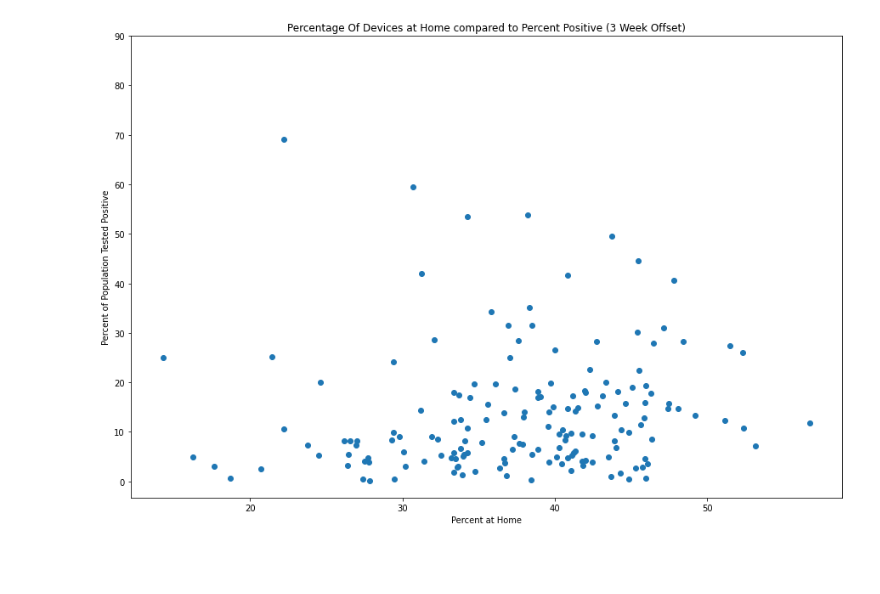
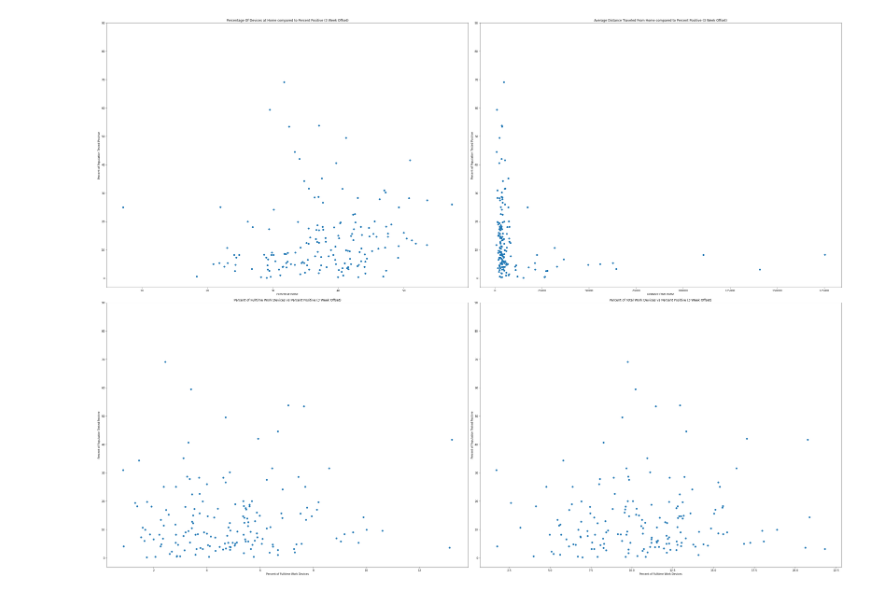
Before and after one commit to ro4438/covid-19, a Jupyter notebook: newyorkcity-cellphones.ipynb, the cells around one changed output. Drawn from its saved outputs; the diff is of its cells as text; code cells hidden in the pictures; blank space fills up the shorter version.

Commit message:
Update newyorkcity-cellphones.ipynb
Added geographical plots and removed aggregation for zip codes

```diff
--- a/newyorkcity-cellphones.ipynb
+++ b/newyorkcity-cellphones.ipynb
@@ -581,0 +279,9 @@ plt.show()
+# %%
+#Fix april3 dataframe
+april3.zipcode = april3.zipcode.astype(str)
+april3['tract'] = april3.zipcode.apply(lambda x: nyc_tracts.get(x))
+april3['tract'] = april3.tract.astype(str)
+april3.drop(april3.index[0], inplace=True)
+april3 = april3.groupby(['tract', 'date']).agg({"cases":"sum", "tests":"sum"}).reset_index()
+april3.set_index('tract', inplace=True)
+april3.index = april3.index.astype(str)
@@ -581,0 +470,9 @@ plt.show()
+# %%
+#fix april 7 dataframe
+april7.zipcode = april7.zipcode.astype(str)
+april7['tract'] = april7.zipcode.apply(lambda x: nyc_tracts.get(x))
+april7['tract'] = april7.tract.astype(str)
+april7.drop(april7.index[0], inplace=True)
+april7 = april7.groupby(['tract', 'date']).agg({"cases":"sum", "tests":"sum"}).reset_index()
+april7.set_index('tract', inplace=True)
+april7.index = april7.index.astype(str)
@@ -585,29 +573,88 @@ april7_3_week = nyc_grouped[nyc_grouped.date_range_start == pd.to_datetime("2020
 # %%
 #percent_at_home
 y_values = []
 x_values = []
 for x in list(april7.index):
     matched = april7_3_week[april7_3_week.tract == str(x)]
     if len(matched) != 1:
         continue
     else:
         matched_percent_at_home = float((matched.completely_home_device_count/matched.device_count)*100)
         percent_positive = float((float(april7.loc[str(x)].cases)/population.loc[str(x)].POPULATION)*100)
         if percent_positive > 100:
             continue
         x_values.append(matched_percent_at_home)
         y_values.append(percent_positive)
 
-import matplotlib.pyplot as plt
-import numpy as np
-%matplotlib inline
+fig, ax = plt.subplots(2,2, figsize=(40,30))
+ax[0,0].scatter(x_values, y_values)
+ax[0,0].set_yticks(np.arange(0, 100, 10))
+ax[0,0].set_title('Percentage Of Devices at Home compared to Percent Positive (3 Week Offset)')
+ax[0,0].set_xlabel('Percent at Home')
+ax[0,0].set_ylabel('Percent of Population Tested Positive')
 
-plt.figure(figsize=(15,10))
-plt.scatter(x_values, y_values)
-plt.yticks(np.arange(0, 100, 10))
-plt.title('Percentage Of Devices at Home compared to Percent Positive (3 Week Offset)')
-plt.xlabel('Percent at Home')
-plt.ylabel('Percent of Population Tested Positive')
-plt.show()
+#distance travelled
+y_values = []
+x_values = []
+for x in list(april7.index):
+    matched = april7_3_week[april7_3_week.tract == str(x)]
+    if len(matched) != 1:
+        continue
+    else:
+        matched_distance_from_home = float(matched.distance_traveled_from_home)
+        percent_positive = float((float(april7.loc[str(x)].cases)/population.loc[str(x)].POPULATION)*100)
+        if percent_positive > 100:
+            continue
+        x_values.append(matched_distance_from_home)
+        y_values.append(percent_positive)
+
+ax[0,1].scatter(x_values, y_values)
+ax[0,1].set_yticks(np.arange(0, 100, 10))
+ax[0,1].set_title('Average Distance Traveled From Home compared to Percent Positive (3 Week Offset)')
+ax[0,1].set_xlabel('Distance From Home')
+ax[0,1].set_ylabel('Percent of Population Tested Positive')
+
+#full_time_work
+y_values = []
+x_values = []
+for x in list(april7.index):
+    matched = april7_3_week[april7_3_week.tract == str(x)]
+    if len(matched) != 1:
+        continue
+    else:
+        matched_full_time_work = float(matched.full_time_work_behavior_devices/matched.device_count)*100
+        percent_positive = float((float(april7.loc[str(x)].cases)/population.loc[str(x)].POPULATION)*100)
+        if percent_positive > 100:
+            continue
+        x_values.append(matched_full_time_work)
+        y_values.append(percent_positive)
+
+ax[1,0].scatter(x_values, y_values)
+ax[1,0].set_yticks(np.arange(0, 100, 10))
+ax[1,0].set_title('Percent of Fulltime Work Devices vs Percent Positive (3 Week Offset)')
+ax[1,0].set_xlabel('Percent of Fulltime Work Devices')
+ax[1,0].set_ylabel('Percent of Population Tested Positive')
+
+#total_work_devices
+y_values = []
+x_values = []
+for x in list(april7.index):
+    matched = april7_3_week[april7_3_week.tract == str(x)]
+    if len(matched) != 1:
+        continue
+    else:
+        matched_full_time_work = float((matched.full_time_work_behavior_devices + matched.part_time_work_behavior_devices)/matched.device_count)*100
+        percent_positive = float((float(april7.loc[str(x)].cases)/population.loc[str(x)].POPULATION)*100)
+        if percent_positive > 100:
+            continue
+        x_values.append(matched_full_time_work)
+        y_values.append(percent_positive)
+
+ax[1,1].scatter(x_values, y_values)
+ax[1,1].set_yticks(np.arange(0, 100, 10))
+ax[1,1].set_title('Percent of Total Work Devices vs Percent Positive (3 Week Offset)')
+ax[1,1].set_xlabel('Percent of Fulltime Work Devices')
+ax[1,1].set_ylabel('Percent of Population Tested Positive')
+plt.tight_layout()
 # %% [output]
-[figure, old version]
+[figure, new version]
```
Also changed, not shown: parts of 90 cells of this notebook.
